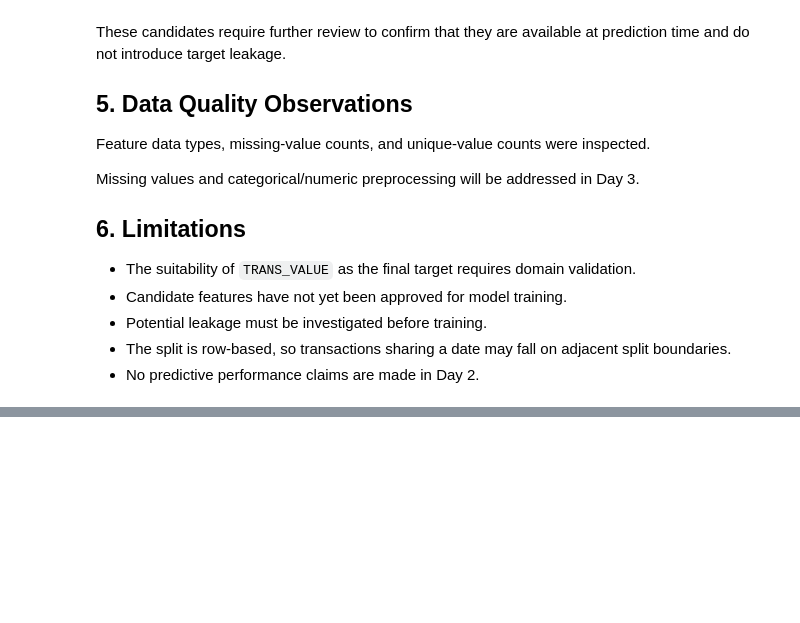
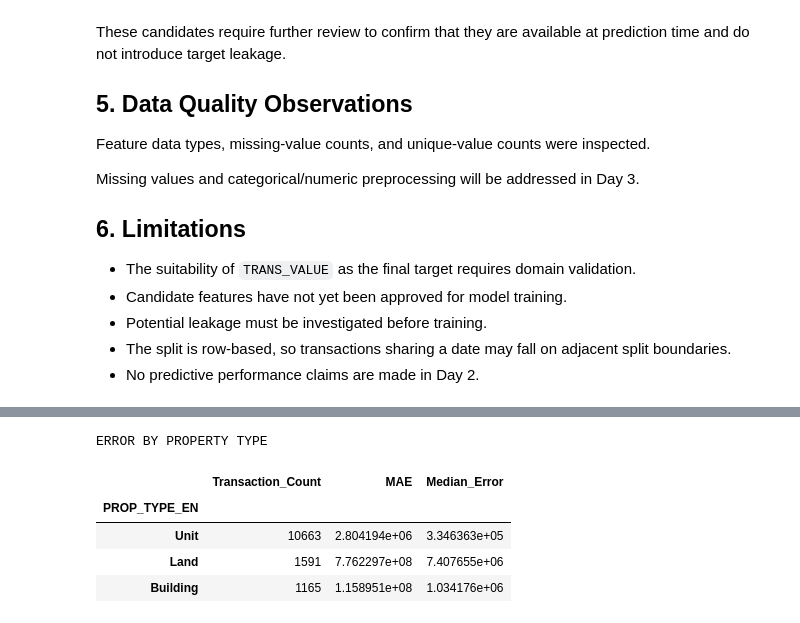
Before and after one commit to Ashish4922/DubaiEstate-AI-360, a Jupyter notebook: AI-ML/AI-ML/notebook/01_transaction_value_model.ipynb, the cells around one changed output, grey strips where cells are left out. Cells and saved outputs as stored; diff of their text form; code cells hidden in the pictures; blank space fills up the shorter version.

```diff
--- a/AI-ML/AI-ML/notebook/01_transaction_value_model.ipynb
+++ b/AI-ML/AI-ML/notebook/01_transaction_value_model.ipynb
@@ -2565,0 +3114,30 @@ Missing values and categorical/numeric preprocessing will be addressed in Day 3.
+# %%
+# ERROR ANALYSIS BY PROPERTY TYPE
+
+PROPERTY_COLUMN = "PROP_TYPE_EN"
+
+if 'diagnostics_df' in globals() and PROPERTY_COLUMN in diagnostics_df.columns:
+
+    property_errors = (
+        diagnostics_df
+        .groupby(PROPERTY_COLUMN, dropna=False)
+        .agg(
+            Transaction_Count=("TRUE_VALUE", "size"),
+            MAE=("ABS_ERROR", "mean"),
+            Median_Error=("ABS_ERROR", "median")
+        )
+        .sort_values("Transaction_Count", ascending=False)
+    )
+
+    print("ERROR BY PROPERTY TYPE")
+    display(property_errors)
+
+else:
+    print("PROP_TYPE_EN column not found. Check dataset columns.")
+# %% [output]
+ERROR BY PROPERTY TYPE
+|  | Transaction_Count | MAE | Median_Error |
+| PROP_TYPE_EN |  |  |  |
+| Unit | 10663 | 2.804194e+06 | 3.346363e+05 |
+| Land | 1591 | 7.762297e+08 | 7.407655e+06 |
+| Building | 1165 | 1.158951e+08 | 1.034176e+06 |
```
Also changed, not shown: parts of 9 cells of this notebook.
